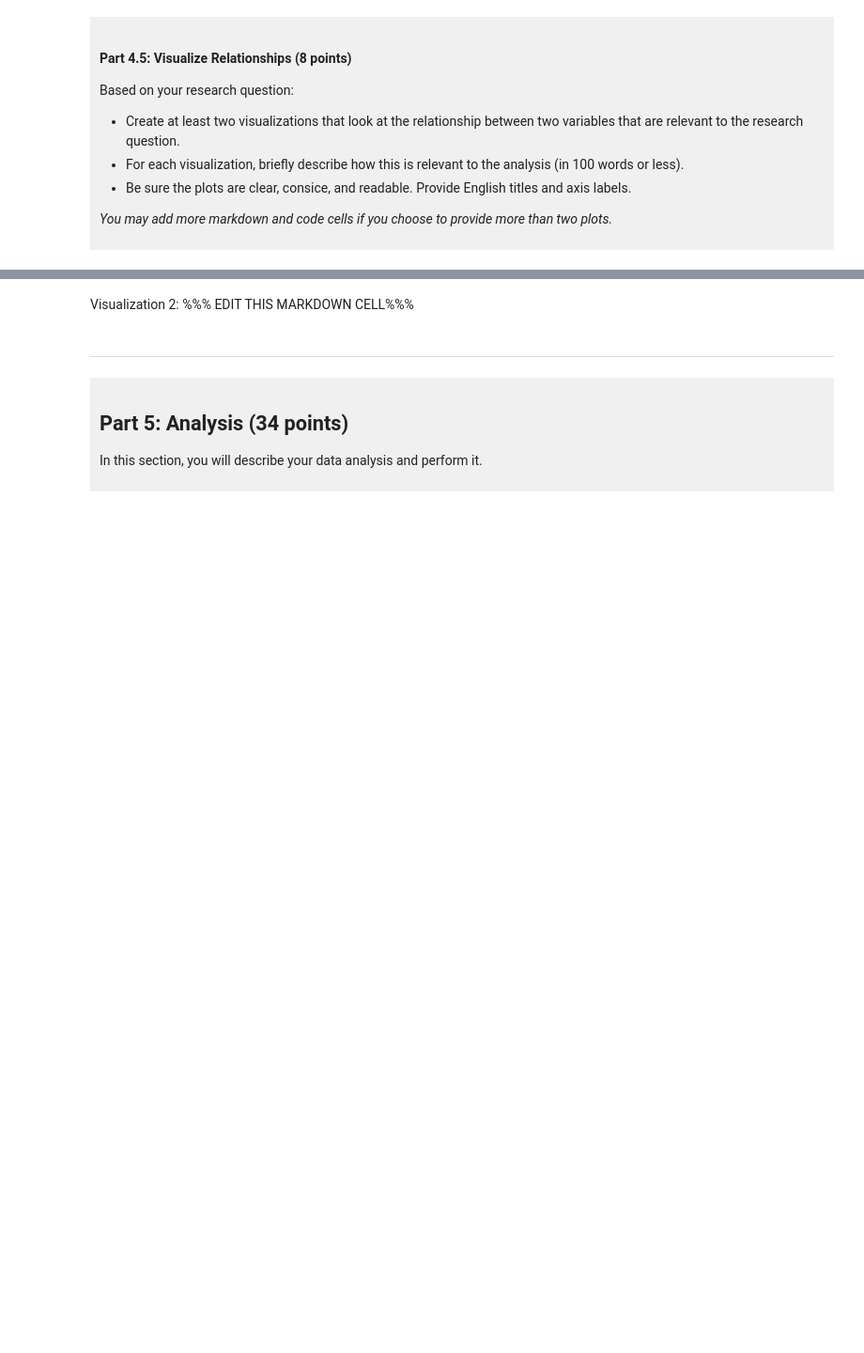
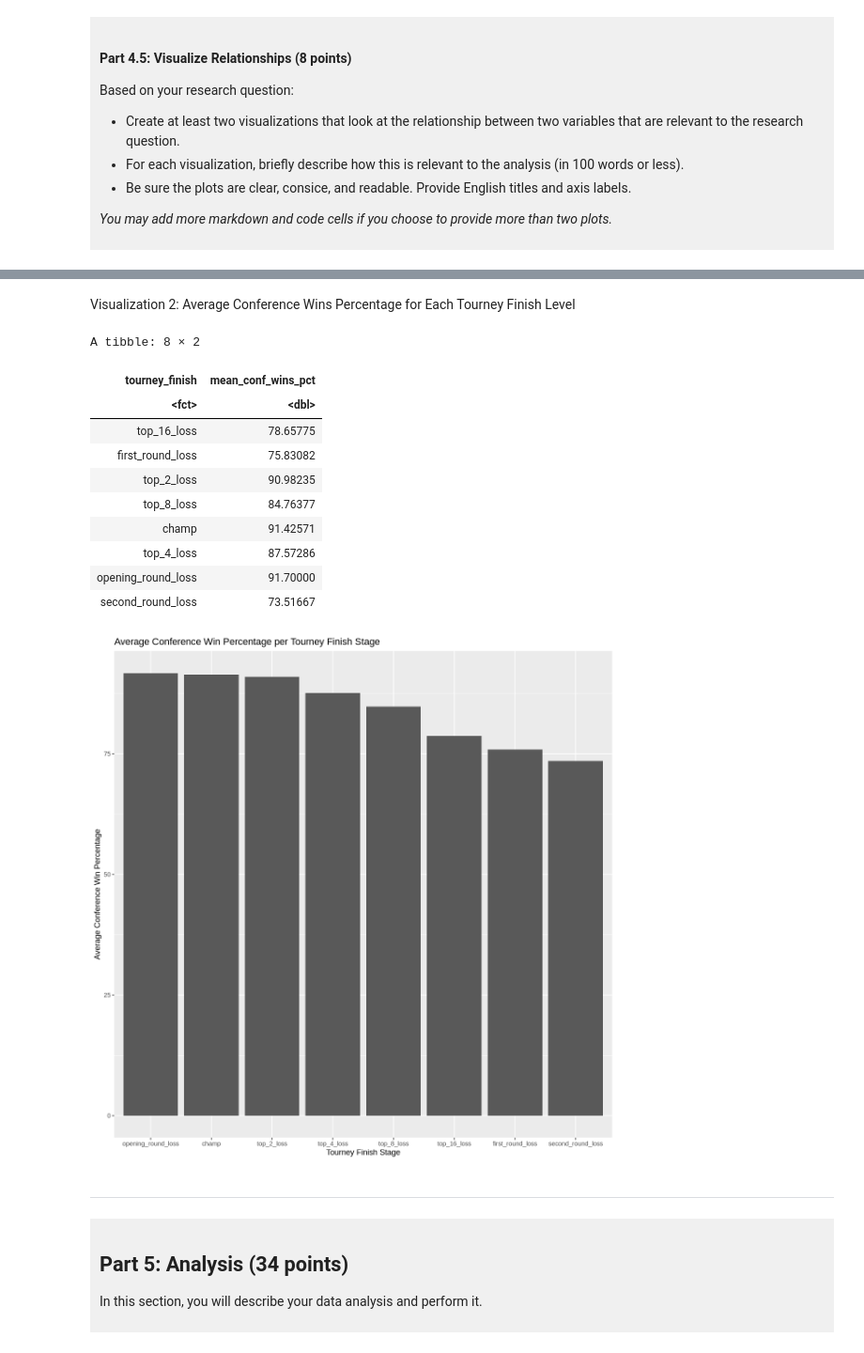
Before and after one commit to OL-git48/dsci-100-project-oliverlo, a Jupyter notebook: dsci-100-project-notebook.ipynb, the cells around one changed output, grey strips where cells are left out. Shown at 94% size. Drawn from its saved outputs; the diff is of its cells as text; code cells hidden in the pictures; blank space fills up the shorter version.

Commit message:
checkpoint C unfinished in case there's a power outage @8:31PM

```diff
--- a/dsci-100-project-notebook.ipynb
+++ b/dsci-100-project-notebook.ipynb
@@ -330,7 +444,32 @@ Visualization 1: %%% EDIT THIS MARKDOWN CELL%%%
 # %% [markdown]
-Visualization 2: %%% EDIT THIS MARKDOWN CELL%%%
+Visualization 2: Average Conference Wins Percentage for Each Tourney Finish Level
 # %%
-### EDIT THIS CODE CELL FOR VISUALIZATION 2###
+#First creating a new tibble with the mean conference wins percentage per tourney finish level
+avg_conf_wins_pct_per_tourney_finish<- tidy_womens_march_madness|>
+group_by(tourney_finish)|>
+summarize(mean_conf_wins_pct = mean(conf_wins_pct, na.rm=TRUE)) #as seen in Task 4.2 there ARE NA values conference wins percentage
+avg_conf_wins_pct_per_tourney_finish
+
+#Creating a bar plot
+avg_conf_win_pct_per_tourney_finish_bar<- avg_conf_wins_pct_per_tourney_finish|>
+ggplot(aes(x=fct_reorder(tourney_finish, mean_conf_wins_pct, .desc=TRUE), y= mean_conf_wins_pct))+    #reordered each level by descending, based on the mean regulation wins percentage
+geom_bar(stat="identity")+                                                                          #set each bar value according to the y aesthetic (mean_conf_wins_pct)
+labs(x="Tourney Finish Stage", y= "Average Conference Win Percentage", title = "Average Conference Win Percentage per Tourney Finish Stage")
+options(repr.plot.width=10, repr.plot.height = 10)
+avg_conf_win_pct_per_tourney_finish_bar
+# %% [output]
+A tibble: 8 × 2
+| tourney_finish | mean_conf_wins_pct |
+| <fct> | <dbl> |
+| top_16_loss | 78.65775 |
+| first_round_loss | 75.83082 |
+| top_2_loss | 90.98235 |
+| top_8_loss | 84.76377 |
+| champ | 91.42571 |
+| top_4_loss | 87.57286 |
+| opening_round_loss | 91.70000 |
+| second_round_loss | 73.51667 |
+[figure, added]
 # %% [markdown]
 ------
 # %% [markdown]
```
Also changed, not shown: parts of 9 cells of this notebook.
